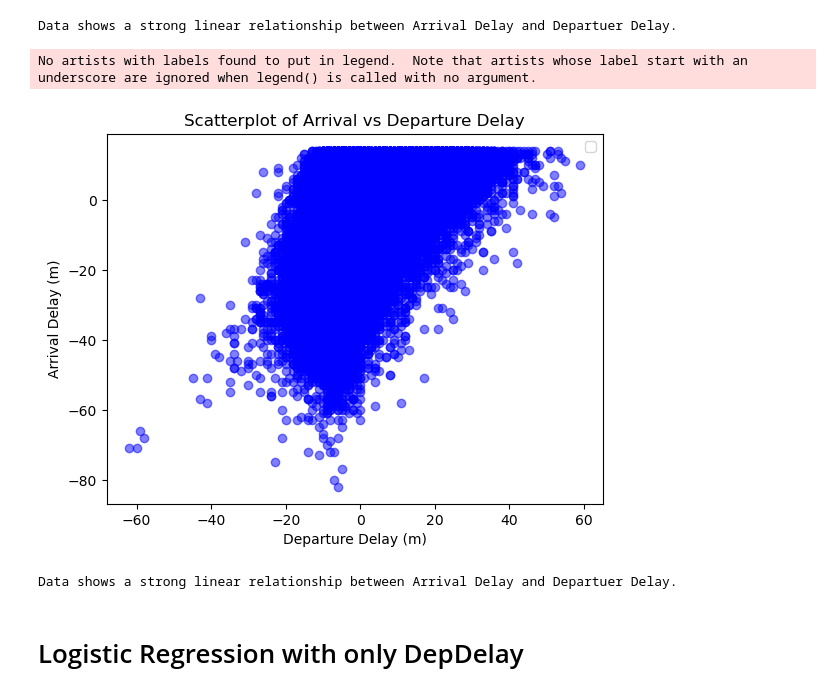
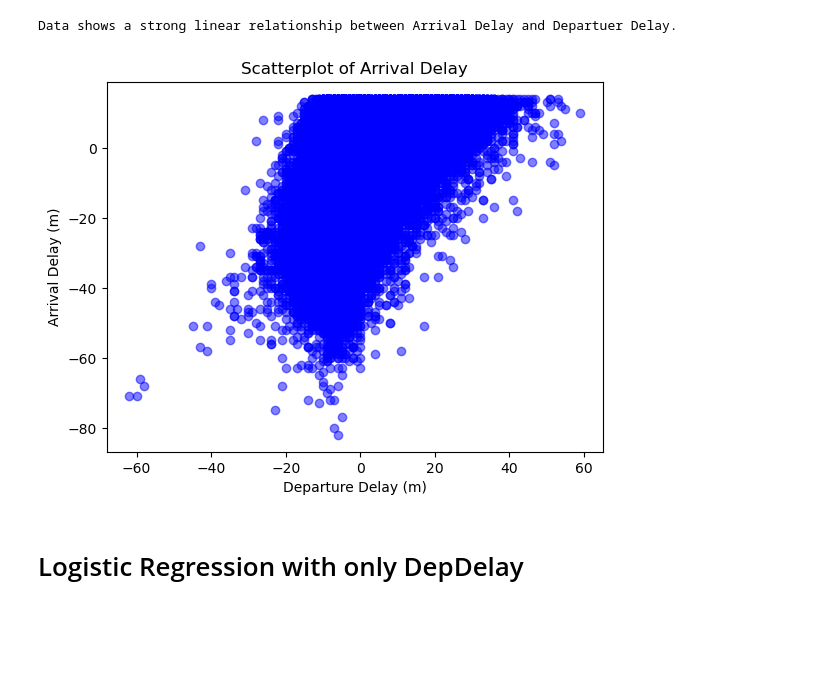
Before and after one commit to NedKost/MS-AAI-501-Team-Project, a Jupyter notebook: notebooks/Logistic Regression.ipynb, the cells around one changed output. Cells and saved outputs as stored; diff of their text form; code cells hidden in the pictures; blank space fills up the shorter version.

```diff
--- a/notebooks/Logistic Regression.ipynb
+++ b/notebooks/Logistic Regression.ipynb
@@ -79,23 +79,8 @@ flights_df['DepTarmacTime'] = flights_df.apply(lambda x: calculate_date_diff(x['
 # Calculate the delta of DepTime and Wheels Off
 flights_df['ArrTarmacTime'] = flights_df.apply(lambda x: calculate_date_diff(x['FlightDateDT'], x['WheelsOn'], x['ArrTime']), axis=1)
 
-# Reducing dimensionality of Carrier with custom grouping
-value_counts = flights_df['Carrier'].value_counts()
-to_remove = value_counts[value_counts <= 9000].index
-flights_df['Carrier'].replace(to_remove, 'Other', inplace=True)
-
-#  4) Calculate Employees Per Monthly Flight Count (Grand Total / Monthly Flights)
-## Group flight dataset by Tail_Number
-flightCount_df = pd.DataFrame(flights_df.groupby(['Carrier', 'Year', 'Month'])['Carrier'].count())
-flightCount_df.rename(columns={'Carrier': 'MonthlyFlights'}, inplace=True)
-flightCount_df = flightCount_df.reset_index()
-
 # 5) Calculate CRSDepTime as Actual Departure Time minus Departure Delay
 flights_df['CRSDepTime'] = flights_df.apply(lambda x: calculate_crsDeptTime(x['DepTime'], x['DepDelay']), axis=1)
-
-## Merge Monthly flight count and calculate EmpPerMF
-flights_df = pd.merge(flights_df, flightCount_df, how='left', left_on=['Carrier', 'Year', 'Month'], right_on=['Carrier', 'Year', 'Month'])
-flights_df['EmpPerMF'] = flights_df['Grand Total'] / flights_df['MonthlyFlights']
 
 # Rename ArrDel15 to Delayed - This is the column being predicted
 flights_df.rename(columns={'ArrDel15':'Delayed'}, inplace=True)
@@ -139,21 +106,18 @@ print('Data shows a strong linear relationship between Arrival Delay and Departu
 # %% [output]
 [figure]
 Data shows a strong linear relationship between Arrival Delay and Departuer Delay.
-# %%
-delayed_df = flights_df[flights_df['Delayed']==1]
-ontime_df = flights_df[flights_df['Delayed']==0]
-
-# Display Scatterplot of Arrival Delay vs. Departuer Delay
-plt.scatter(ontime_df['DepDelay'], ontime_df['ArrDelay'], color='blue', alpha=.5)
-#plt.scatter(delayed_df['DepDelay'], delayed_df['ArrDelay'], color='red', alpha=.5)
-plt.xlabel('Departure Delay (m)')
-plt.ylabel('Arrival Delay (m)')
-
-plt.title('Scatterplot of Arrival vs Departure Delay')
-plt.show()
-# %% [output]
-No artists with labels found to put in legend.  Note that artists whose label start with an underscore are ignored when legend() is called with no argument.
-[figure, removed]
-Data shows a strong linear relationship between Arrival Delay and Departuer Delay.
+# %%
+# Separate sample dataset into delayed and ontime
+delayed_df = flights_df[flights_df['Delayed']==1]
+ontime_df = flights_df[flights_df['Delayed']==0]
+
+# Display Scatterplot of Arrival Delay
+plt.scatter(ontime_df['DepDelay'], ontime_df['ArrDelay'], color='blue', alpha=.5)
+plt.xlabel('Departure Delay (m)')
+plt.ylabel('Arrival Delay (m)')
+plt.title('Scatterplot of Arrival Delay')
+plt.show()
+# %% [output]
+[figure, added]
 # %% [markdown]
 # Logistic Regression with only DepDelay
```
Also changed, not shown: parts of 29 cells of this notebook.
